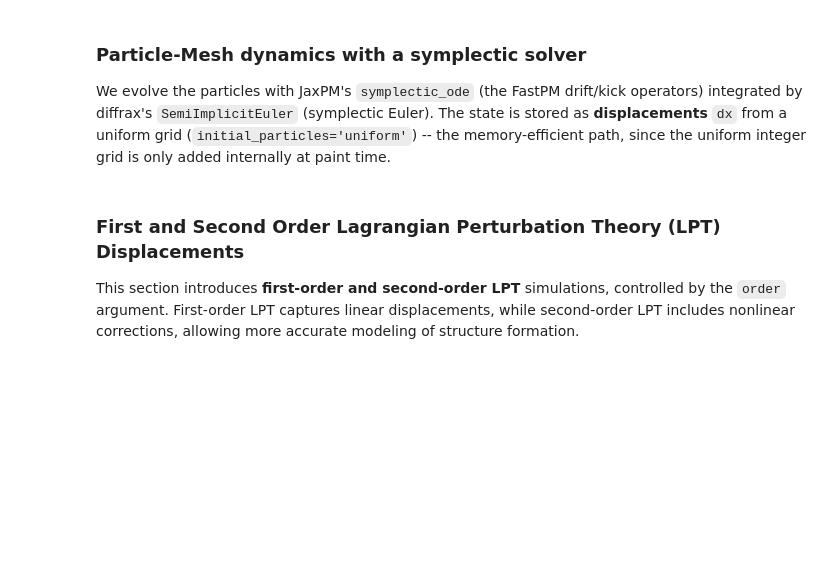
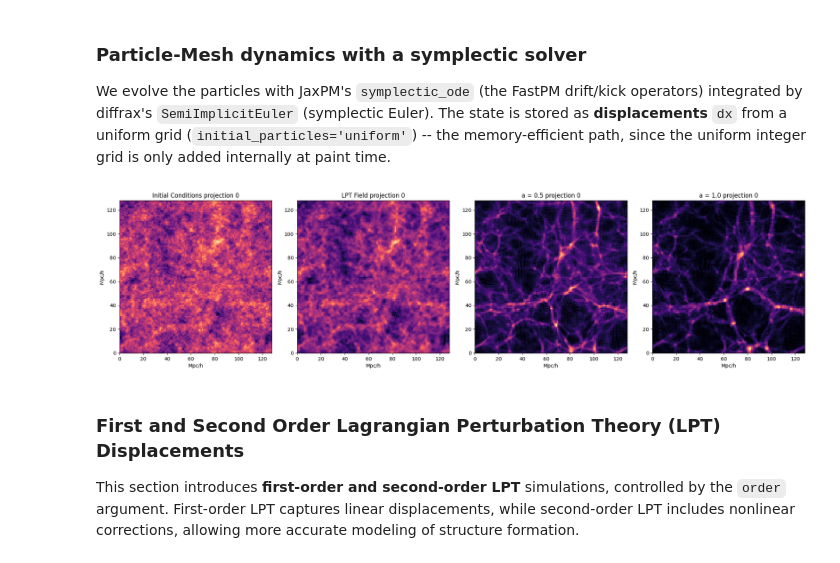
Before and after one commit to DifferentiableUniverseInitiative/JaxPM, a Jupyter notebook: docs/notebooks/02-Advanced_usage.ipynb, the cells around one changed output. Saved outputs shown, nothing was run; the diff lists cells and outputs as text; code cells hidden in the pictures; blank space fills up the shorter version.

```diff
--- a/docs/notebooks/02-Advanced_usage.ipynb
+++ b/docs/notebooks/02-Advanced_usage.ipynb
@@ -34,7 +34,7 @@ state is stored as **displacements** `dx` from a uniform grid
 integer grid is only added internally at paint time.
 # %%
 mesh_shape = [128, 128, 128]
-box_size = [128., 128., 128.]
+box_size = [128.0, 128.0, 128.0]
 snapshots = jnp.array([0.5, 1.0])
 
 
@@ -44,34 +44,46 @@ def run_simulation(omega_c, sigma8):
 
     k = jnp.logspace(-4, 1, 128)
     pk = jc.power.linear_matter_power(cosmo, k)
-    pk_fn = lambda x: jnp.interp(x.reshape([-1]), k, pk).reshape(x.shape)
-    initial_conditions = linear_field(mesh_shape, box_size, pk_fn,
-                                      seed=jax.random.PRNGKey(0))
+    pk_fn = lambda x: jnp.interp(x, k, pk)
+    initial_conditions = linear_field(
+        mesh_shape, box_size, pk_fn, seed=jax.random.PRNGKey(0)
+    )
 
     # First-order LPT displacements (particles=None -> displacement field).
     dx, p, _ = lpt(cosmo, initial_conditions, a=0.1, order=1)
 
-    drift, kick = symplectic_ode(mesh_shape, cosmo, initial_particles='uniform')
-    sol = diffeqsolve((ODETerm(kick), ODETerm(drift)), SemiImplicitEuler(),
-                      t0=0.1, t1=1.0, dt0=0.05, y0=(p, dx), args=cosmo,
-                      saveat=SaveAt(ts=snapshots),
-                      stepsize_controller=ConstantStepSize())
+    drift, kick = symplectic_ode(mesh_shape, cosmo, initial_particles="uniform")
+    sol = diffeqsolve(
+        (ODETerm(kick), ODETerm(drift)),
+        SemiImplicitEuler(),
+        t0=0.1,
+        t1=1.0,
+        dt0=0.05,
+        y0=(p, dx),
+        args=cosmo,
+        saveat=SaveAt(ts=snapshots),
+        stepsize_controller=ConstantStepSize(),
+    )
 
     # sol.ys = (momenta, displacements) at each saved scale factor.
     return initial_conditions, dx, sol.ys[1]
 
 
 initial_conditions, lpt_displacements, ode_solutions = run_simulation(0.25, 0.8)
-ode_solutions.block_until_ready()
 # %%
-fields = {"Initial Conditions": initial_conditions,
-          "LPT Field": jnp.log10(paint(lpt_displacements,
-                                       initial_particles='uniform',
-                                       order='cic') + 1)}
+fields = {
+    "Initial Conditions": initial_conditions,
+    "LPT Field": jnp.log10(
+        paint(lpt_displacements, initial_particles="uniform", order="cic") + 1
+    ),
+}
 for a, dx_a in zip(snapshots, ode_solutions):
     fields[f"a = {float(a):.1f}"] = jnp.log10(
-        paint(dx_a, initial_particles='uniform', order='cic') + 1)
+        paint(dx_a, initial_particles="uniform", order="cic") + 1
+    )
 plot_fields_single_projection(fields)
+# %% [output]
+[figure, added]
 # %% [markdown]
 ### First and Second Order Lagrangian Perturbation Theory (LPT) Displacements
 
```
Also changed, not shown: parts of 8 cells of this notebook, 9 other files.
